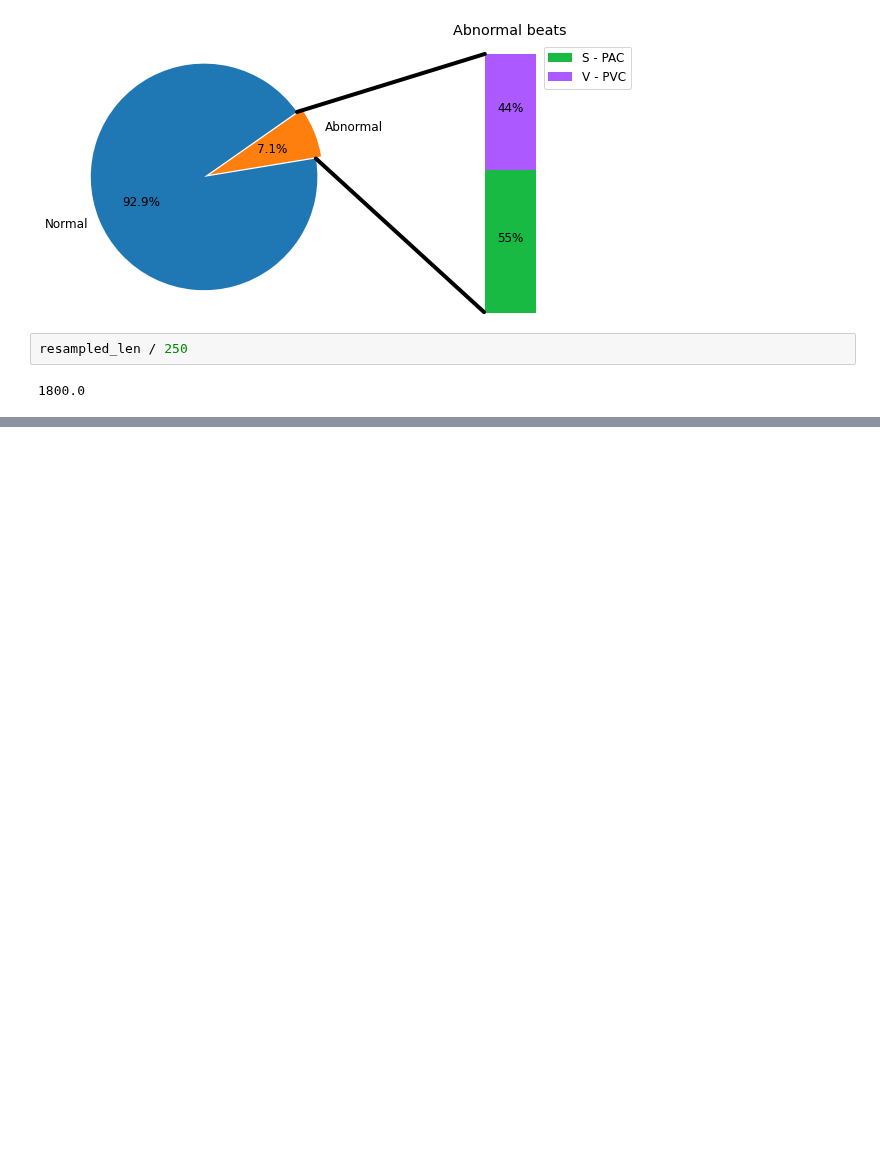
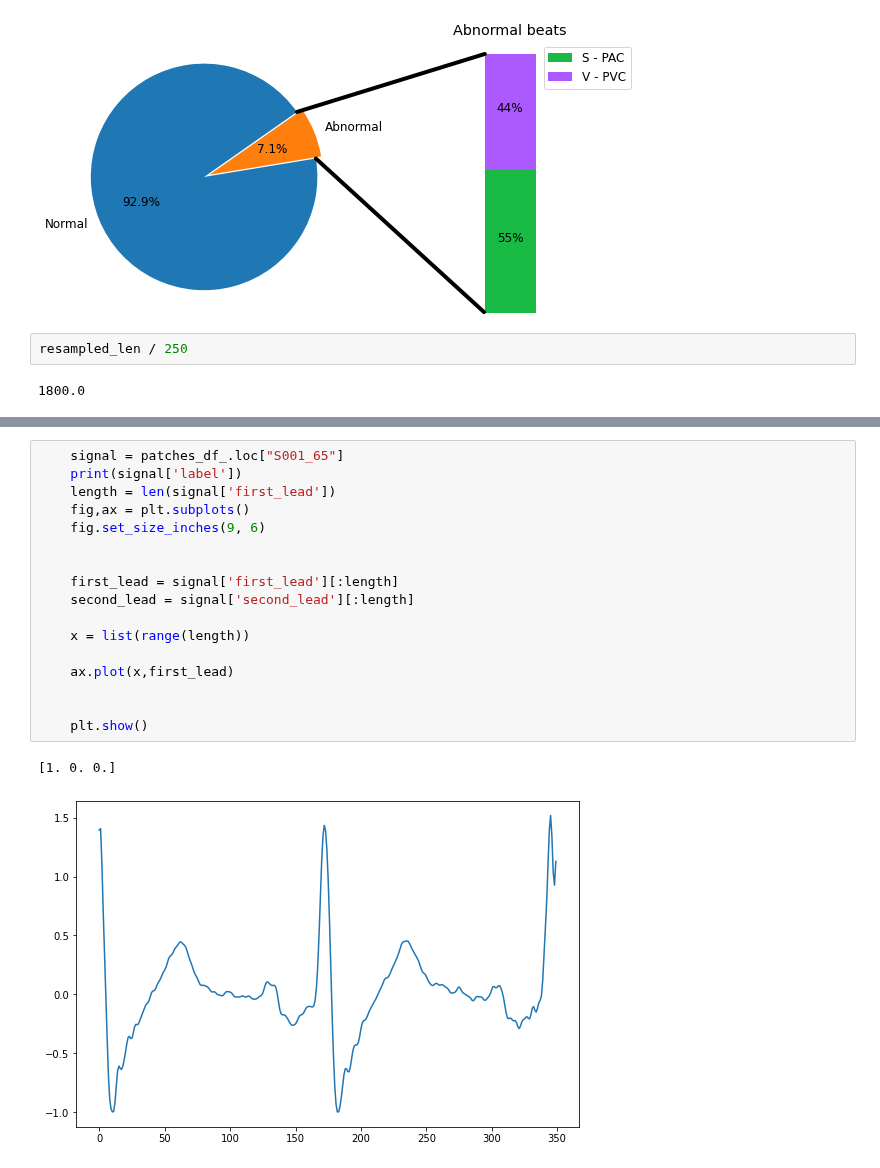
Before and after one commit to simonetome/Heartbeat-NSV-classification, a Jupyter notebook: DatasetAnalysis.ipynb, the cells around one changed output, grey strips where cells are left out. Drawn from its saved outputs; the diff is of its cells as text; blank space fills up the shorter version.

```diff
--- a/DatasetAnalysis.ipynb
+++ b/DatasetAnalysis.ipynb
@@ -624,0 +771,20 @@ Data augmentation
+# %%
+    signal = patches_df_.loc["S001_65"]
+    print(signal['label'])
+    length = len(signal['first_lead'])
+    fig,ax = plt.subplots()
+    fig.set_size_inches(9, 6)
+
+
+    first_lead = signal['first_lead'][:length]
+    second_lead = signal['second_lead'][:length]
+
+    x = list(range(length))
+
+    ax.plot(x,first_lead)
+
+
+    plt.show()
+# %% [output]
+[1. 0. 0.]
+[figure, added]
```
Also changed, not shown: parts of 21 cells of this notebook.
